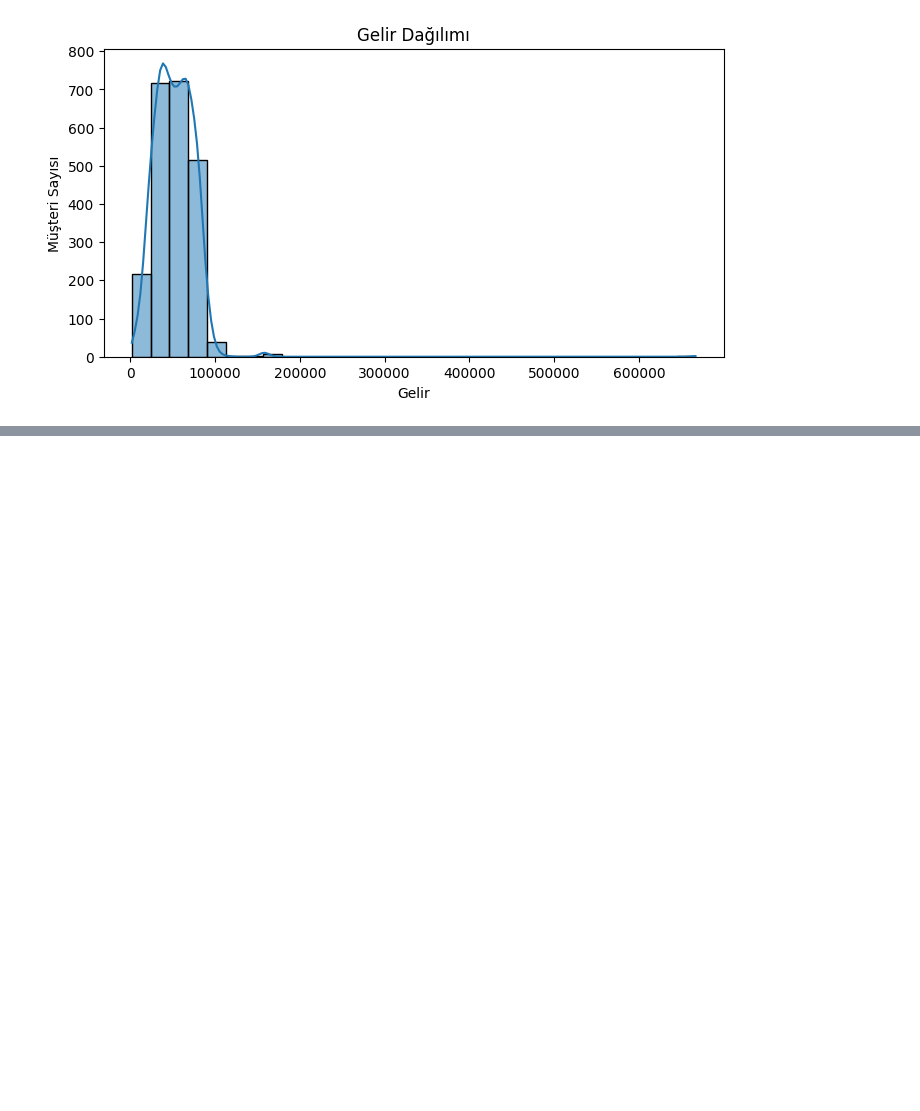
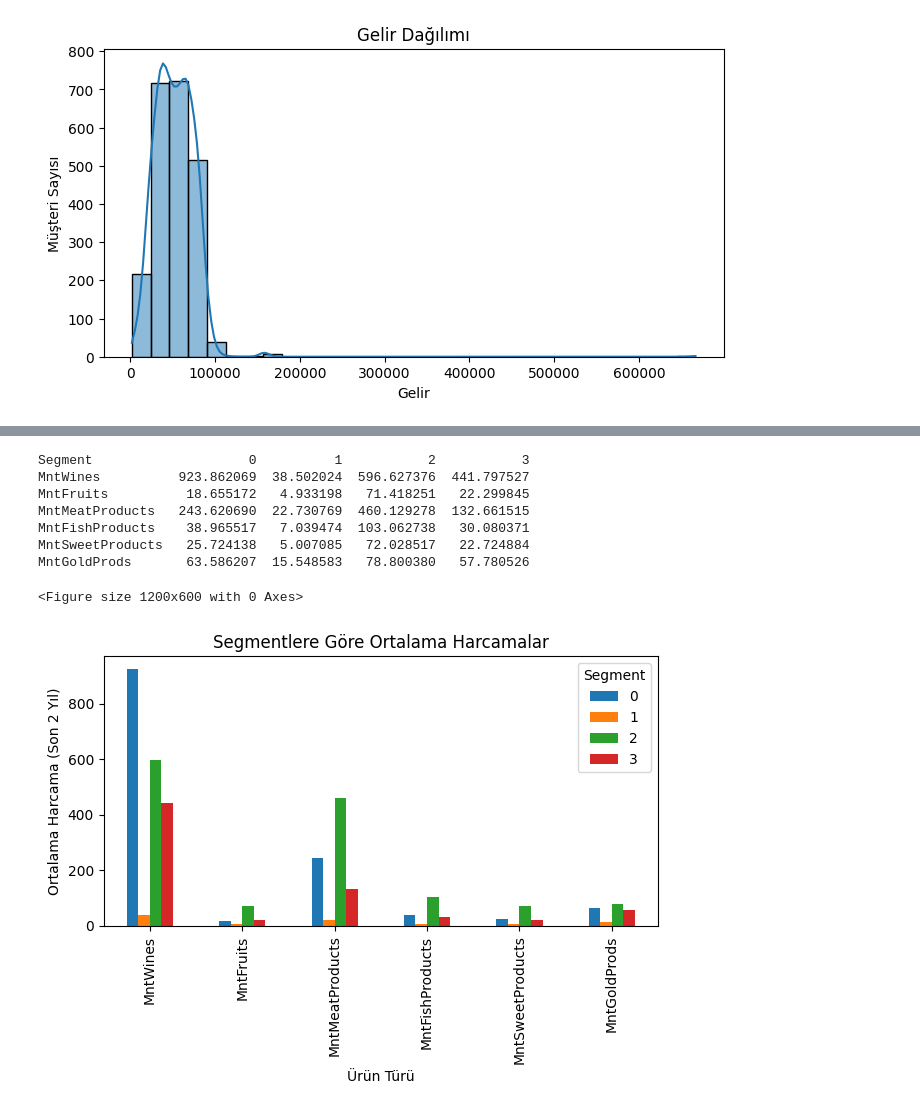
Before and after one commit to AliOlkac/CustomerSegmentation, a Jupyter notebook: Untitled.ipynb, the cells around one changed output, grey strips where cells are left out. Saved outputs shown, nothing was run; the diff lists cells and outputs as text; code cells hidden in the pictures; blank space fills up the shorter version.

```diff
--- a/Untitled.ipynb
+++ b/Untitled.ipynb
@@ -137,0 +392,31 @@ plt.show()
+# %%
+# Segmentlere göre harcama ortalamalarını hesaplıyoruz
+harcama_kolonlari = [
+    'MntWines', 'MntFruits', 'MntMeatProducts',
+    'MntFishProducts', 'MntSweetProducts', 'MntGoldProds'
+]
+
+segment_harcama = df.groupby('Segment')[harcama_kolonlari].mean().T
+
+# Sonuçları tablo olarak yazdırıyoruz
+print(segment_harcama)
+
+# Her segmentin harcama profilini görselleştiriyoruz
+plt.figure(figsize=(12,6))
+segment_harcama.plot(kind='bar')
+plt.title('Segmentlere Göre Ortalama Harcamalar')
+plt.ylabel('Ortalama Harcama (Son 2 Yıl)')
+plt.xlabel('Ürün Türü')
+plt.legend(title='Segment')
+plt.tight_layout()
+plt.show()
+# %% [output]
+Segment                    0          1           2           3
+MntWines          923.862069  38.502024  596.627376  441.797527
+MntFruits          18.655172   4.933198   71.418251   22.299845
+MntMeatProducts   243.620690  22.730769  460.129278  132.661515
+MntFishProducts    38.965517   7.039474  103.062738   30.080371
+MntSweetProducts   25.724138   5.007085   72.028517   22.724884
+MntGoldProds       63.586207  15.548583   78.800380   57.780526
+<Figure size 1200x600 with 0 Axes>
+[figure, added]
```
Also changed, not shown: parts of 14 cells of this notebook, 1 other file.
